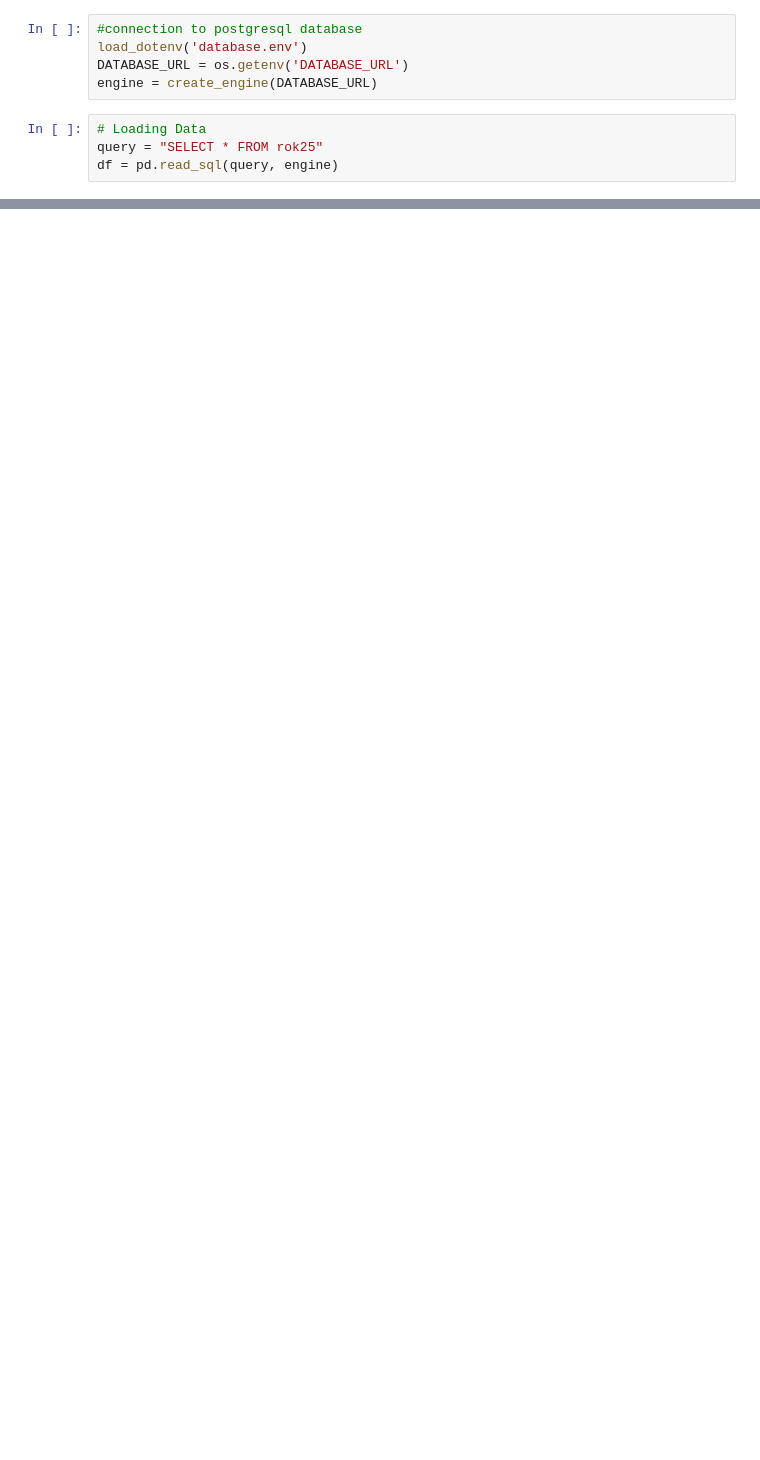
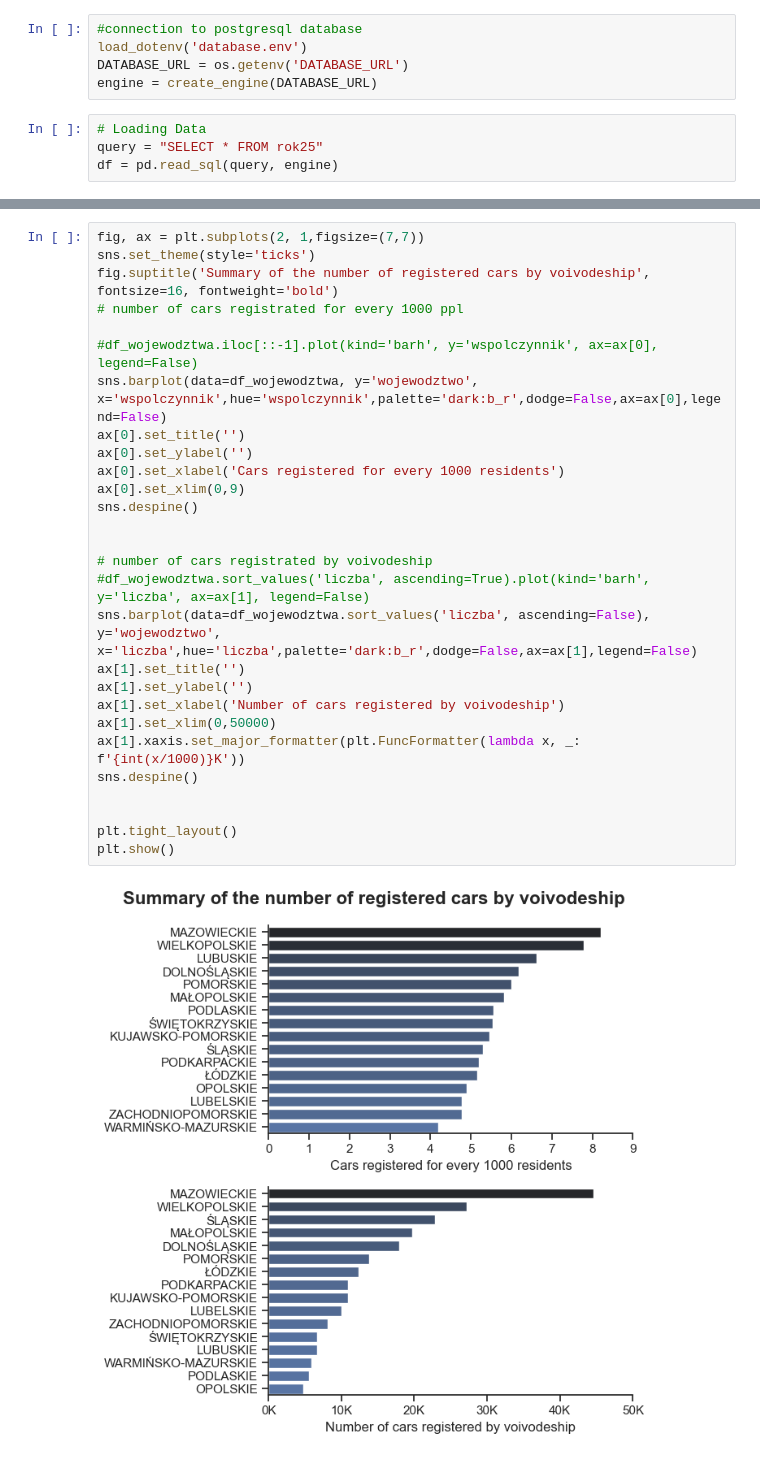
Before and after one commit to mtszczepaniak/PL_Car_registration, a Jupyter notebook: Car_registration.ipynb, the cells around one changed output, grey strips where cells are left out. Saved outputs shown, nothing was run; the diff lists cells and outputs as text; blank space fills up the shorter version.

```diff
--- a/Car_registration.ipynb
+++ b/Car_registration.ipynb
@@ -26,0 +125,30 @@ print(df.head(5))
+# %%
+fig, ax = plt.subplots(2, 1,figsize=(7,7))
+sns.set_theme(style='ticks')
+fig.suptitle('Summary of the number of registered cars by voivodeship', fontsize=16, fontweight='bold')
+# number of cars registrated for every 1000 ppl
+
+#df_wojewodztwa.iloc[::-1].plot(kind='barh', y='wspolczynnik', ax=ax[0], legend=False)
+sns.barplot(data=df_wojewodztwa, y='wojewodztwo', x='wspolczynnik',hue='wspolczynnik',palette='dark:b_r',dodge=False,ax=ax[0],legend=False)
+ax[0].set_title('')
+ax[0].set_ylabel('')
+ax[0].set_xlabel('Cars registered for every 1000 residents')
+ax[0].set_xlim(0,9)
+sns.despine()
+
+
+# number of cars registrated by voivodeship
+#df_wojewodztwa.sort_values('liczba', ascending=True).plot(kind='barh', y='liczba', ax=ax[1], legend=False)
+sns.barplot(data=df_wojewodztwa.sort_values('liczba', ascending=False), y='wojewodztwo', x='liczba',hue='liczba',palette='dark:b_r',dodge=False,ax=ax[1],legend=False)
+ax[1].set_title('')
+ax[1].set_ylabel('')
+ax[1].set_xlabel('Number of cars registered by voivodeship')
+ax[1].set_xlim(0,50000)
+ax[1].xaxis.set_major_formatter(plt.FuncFormatter(lambda x, _: f'{int(x/1000)}K'))
+sns.despine()
+
+
+plt.tight_layout()
+plt.show()
+# %% [output]
+[figure, added]
```
Also changed, not shown: parts of 8 cells of this notebook, 2 other files.
